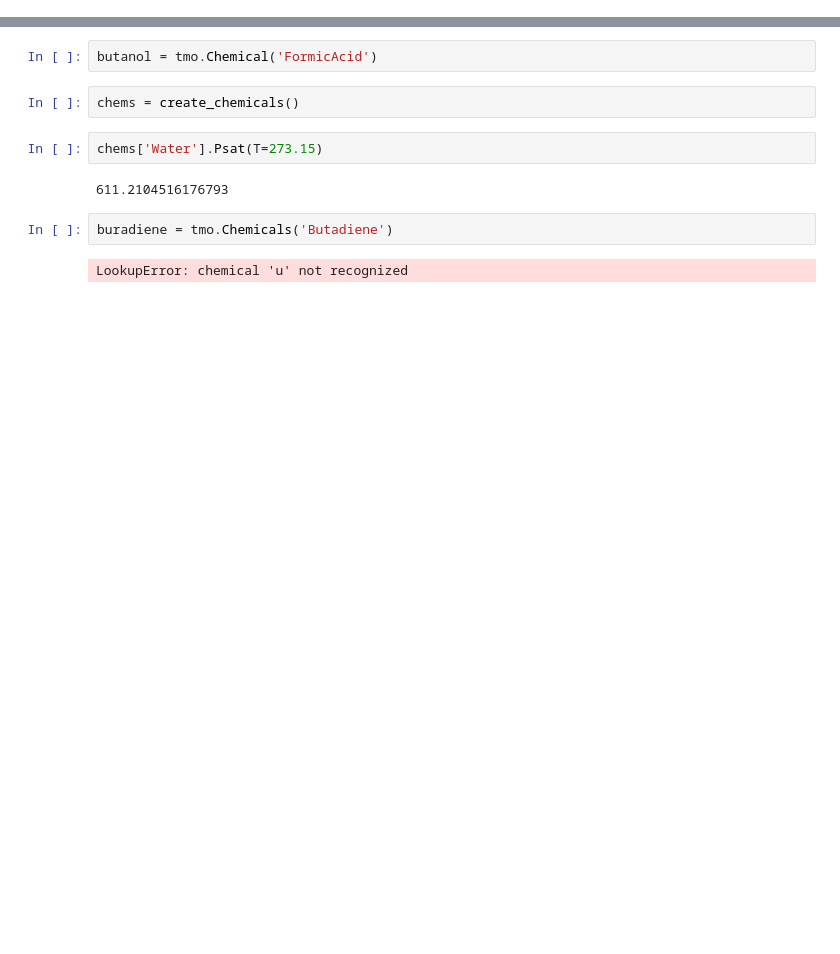
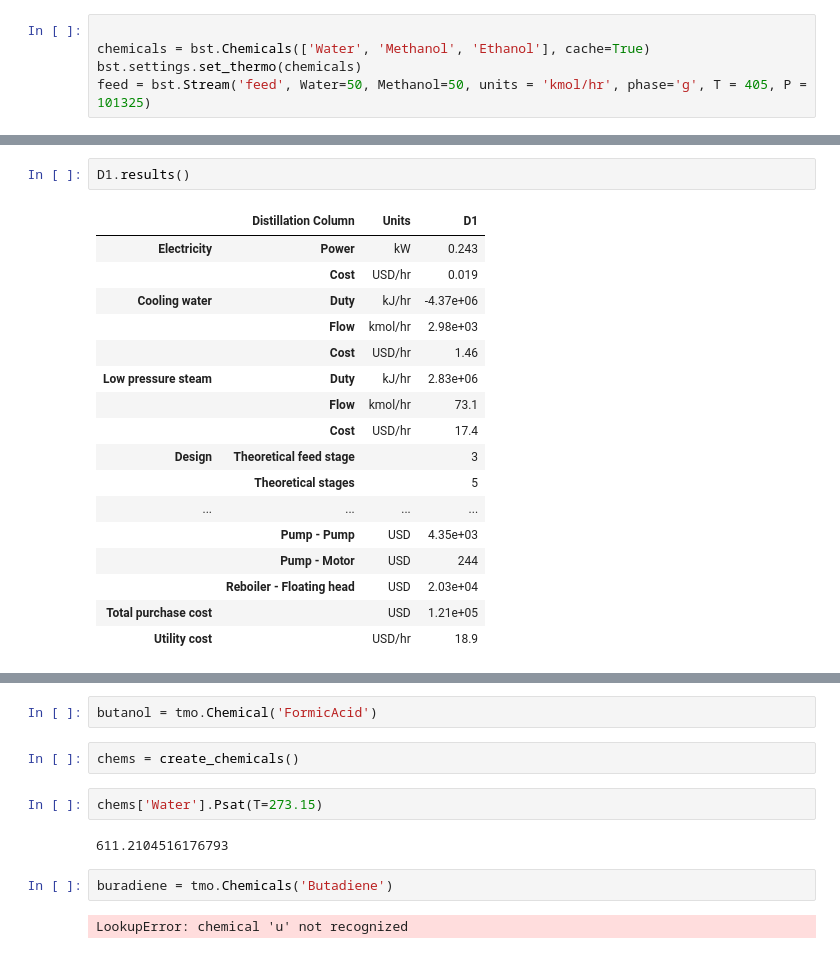
Before and after one commit to H-Wadgama/belt, a Jupyter notebook: atj_saf/separation_trialz.ipynb, the cells around one changed output, grey strips where cells are left out. Drawn from its saved outputs; the diff is of its cells as text; blank space fills up the shorter version.

```diff
--- a/atj_saf/separation_trialz.ipynb
+++ b/atj_saf/separation_trialz.ipynb
@@ -6,0 +93,5 @@ from atj_saf.atj_bst.etj_chemicals import create_chemicals
+# %%
+
+chemicals = bst.Chemicals(['Water', 'Methanol', 'Ethanol'], cache=True)
+bst.settings.set_thermo(chemicals)
+feed = bst.Stream('feed', Water=50, Methanol=50, units = 'kmol/hr', phase='g', T = 405, P = 101325)
@@ -6,0 +563,20 @@ from atj_saf.atj_bst.etj_chemicals import create_chemicals
+# %%
+D1.results()
+# %% [output]
+|  | Distillation Column | Units | D1 |
+| Electricity | Power | kW | 0.243 |
+|  | Cost | USD/hr | 0.019 |
+| Cooling water | Duty | kJ/hr | -4.37e+06 |
+|  | Flow | kmol/hr | 2.98e+03 |
+|  | Cost | USD/hr | 1.46 |
+| Low pressure steam | Duty | kJ/hr | 2.83e+06 |
+|  | Flow | kmol/hr | 73.1 |
+|  | Cost | USD/hr | 17.4 |
+| Design | Theoretical feed stage |  | 3 |
+|  | Theoretical stages |  | 5 |
+| ... | ... | ... | ... |
+|  | Pump - Pump | USD | 4.35e+03 |
+|  | Pump - Motor | USD | 244 |
+|  | Reboiler - Floating head | USD | 2.03e+04 |
+| Total purchase cost |  | USD | 1.21e+05 |
+| Utility cost |  | USD/hr | 18.9 |
```
Also changed, not shown: parts of 41 cells of this notebook, 14 other files.
